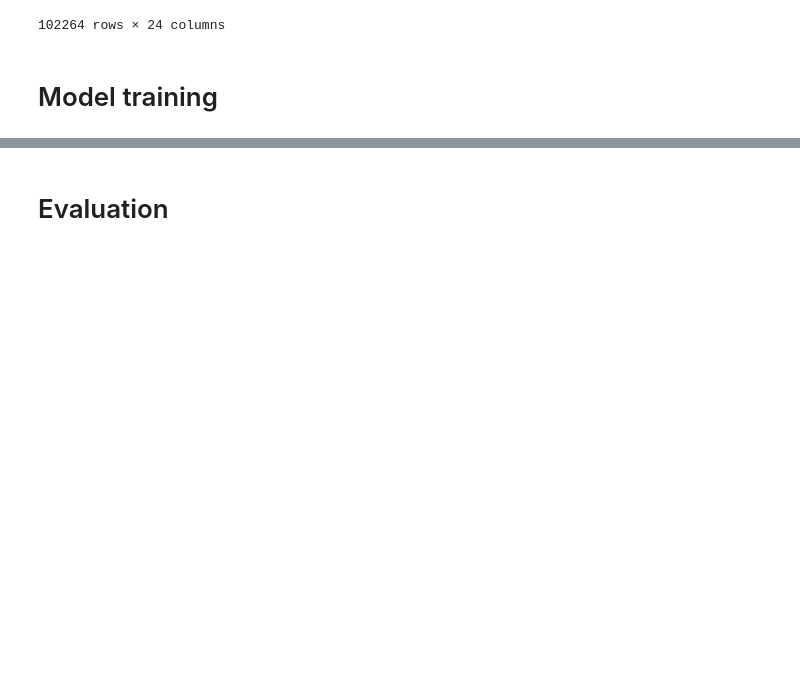
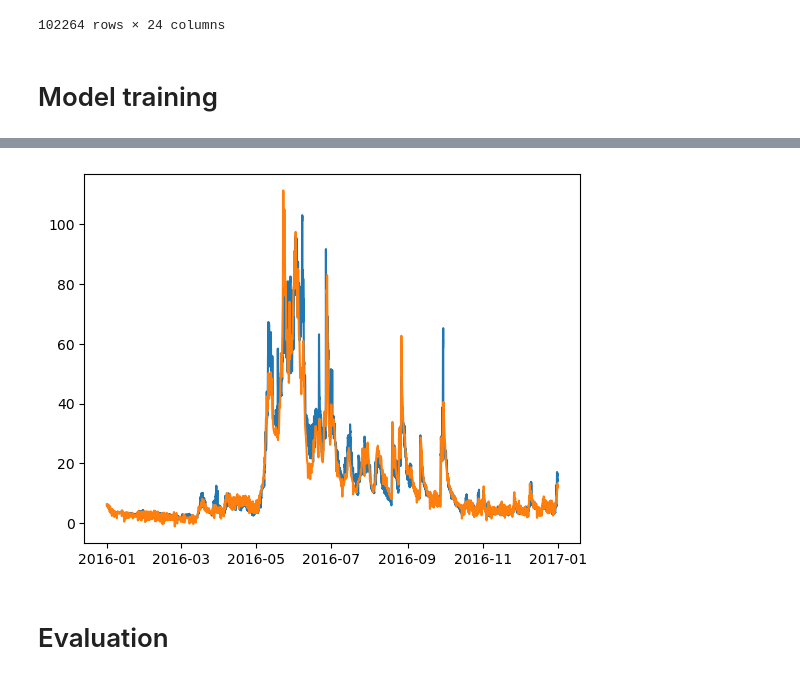
Before and after one commit to krisbrud/norwai-innovate-hackathon-2022, a Jupyter notebook: hackathon.ipynb, the cells around one changed output, grey strips where cells are left out. Cells and saved outputs as stored; diff of their text form; code cells hidden in the pictures; blank space fills up the shorter version.

```diff
--- a/hackathon.ipynb
+++ b/hackathon.ipynb
@@ -408,9 +418,16 @@ y_pred_knn = knn_reg.predict(x_test)
 # %%
 # TODO: Gradient boosting (xgboost etc.)
 from sklearn.ensemble import RandomForestRegressor
-random_forest_reg = RandomForestRegressor(n_estimators=10)
+random_forest_reg = RandomForestRegressor(n_estimators=50)
 random_forest_reg.fit(x_train, y_train)
 y_pred_rf = random_forest_reg.predict(x_test)
+
+plt.figure()
+plt.plot(y_test.index, y_pred_rf)
+plt.plot(y_test.index, y_test)
+plt.show()
+# %% [output]
+[figure, added]
 # %%
 from typing import List, Any
 from dataclasses import dataclass
```
Also changed, not shown: parts of 7 cells of this notebook.
